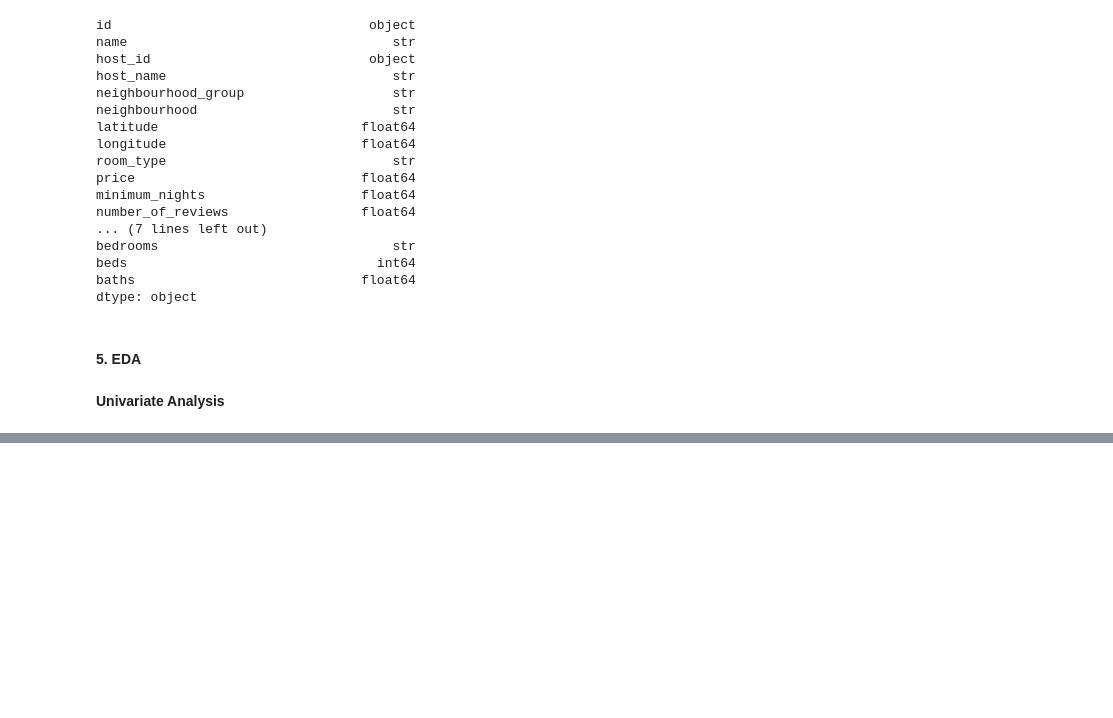
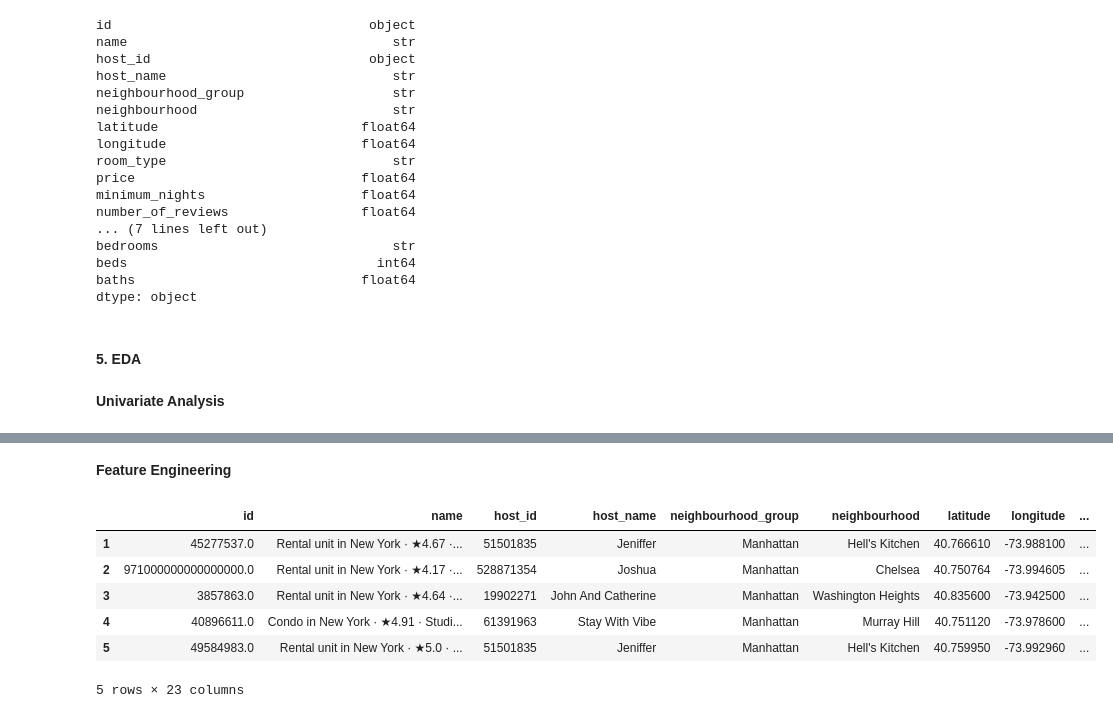
Before and after one commit to maximilienT/NYCAirBnB, a Jupyter notebook: NYC_AirBnB_EDA.ipynb, the cells around one changed output, grey strips where cells are left out. Drawn from its saved outputs; the diff is of its cells as text; code cells hidden in the pictures; blank space fills up the shorter version.

```diff
--- a/NYC_AirBnB_EDA.ipynb
+++ b/NYC_AirBnB_EDA.ipynb
@@ -195,0 +254,14 @@ dtype: object
+# %% [markdown]
+**Feature Engineering**
+# %%
+# Price per bed column
+df['price_per_bed'] = df['price'] / df['beds']
+df.head()
+# %% [output]
+|  | id | name | host_id | host_name | neighbourhood_group | neighbourhood | latitude | longitude | ... |
+| 1 | 45277537.0 | Rental unit in New York · ★4.67 ·... | 51501835 | Jeniffer | Manhattan | Hell's Kitchen | 40.766610 | -73.988100 | ... |
+| 2 | 971000000000000000.0 | Rental unit in New York · ★4.17 ·... | 528871354 | Joshua | Manhattan | Chelsea | 40.750764 | -73.994605 | ... |
+| 3 | 3857863.0 | Rental unit in New York · ★4.64 ·... | 19902271 | John And Catherine | Manhattan | Washington Heights | 40.835600 | -73.942500 | ... |
+| 4 | 40896611.0 | Condo in New York · ★4.91 · Studi... | 61391963 | Stay With Vibe | Manhattan | Murray Hill | 40.751120 | -73.978600 | ... |
+| 5 | 49584983.0 | Rental unit in New York · ★5.0 · ... | 51501835 | Jeniffer | Manhattan | Hell's Kitchen | 40.759950 | -73.992960 | ... |
+5 rows × 23 columns
```
Also changed, not shown: parts of 7 cells of this notebook.
